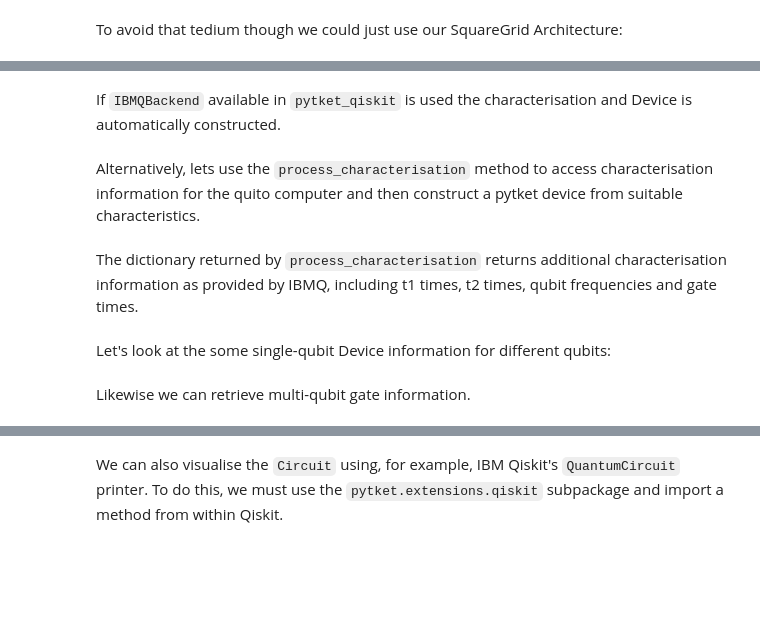
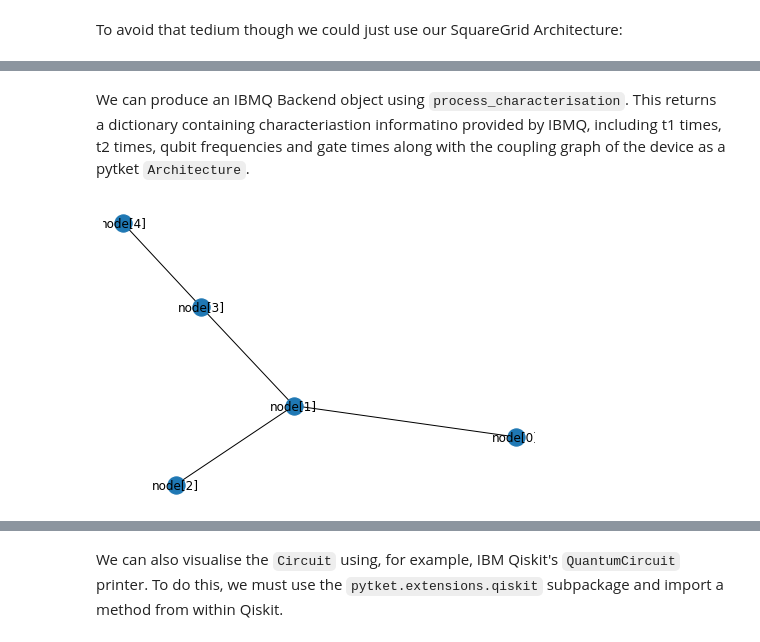
Before and after one commit to CQCL/pytket-docs, a Jupyter notebook: examples/routing_example.ipynb, the cells around one changed output, grey strips where cells are left out. Saved outputs shown, nothing was run; the diff lists cells and outputs as text; code cells hidden in the pictures; blank space fills up the shorter version.

````diff
--- a/examples/routing_example.ipynb
+++ b/examples/routing_example.ipynb
@@ -130,7 +92,3 @@ IBMQ.load_account()
-# %% [markdown]
-If ```IBMQBackend``` available in ```pytket_qiskit``` is used the characterisation and Device is automatically constructed.<br>
-<br>
-Alternatively, lets use the ```process_characterisation``` method to access characterisation information for the quito computer and then construct a pytket device from suitable characteristics.<br>
-<br>
-The dictionary returned by ```process_characterisation``` returns additional characterisation information as provided by IBMQ, including t1 times, t2 times, qubit frequencies and gate times.
+# %% [markdown]
+We can produce an IBMQ Backend object using ```process_characterisation```. This returns a dictionary containing characteriastion informatino provided by IBMQ, including t1 times, t2 times, qubit frequencies and gate times along with the coupling graph of the device as a pytket ```Architecture```.
 # %%
@@ -138,9 +97,7 @@ from pytket.extensions.qiskit import process_characterisation
 # %%
 provider = IBMQ.providers()[0]
 quito_backend = provider.get_backend("ibmq_quito")
 quito_characterisation = process_characterisation(quito_backend)
-quito_device = Device(
-    quito_characterisation["NodeErrors"],
-    quito_characterisation["EdgeErrors"],
-    quito_characterisation["Architecture"],
-)
+draw_graph(quito_characterisation["Architecture"].coupling)
+# %% [output]
+[figure, added]
@@ -152,2 +103,0 @@ draw_graph(quito_device.coupling)
-# %% [markdown]
-Let's look at the some single-qubit Device information for different qubits:
@@ -162,2 +103,0 @@ for quito_node in quito_device.nodes:
-# %% [markdown]
-Likewise we can retrieve multi-qubit gate information.
````
Also changed, not shown: parts of 75 cells of this notebook, 2 other files.
